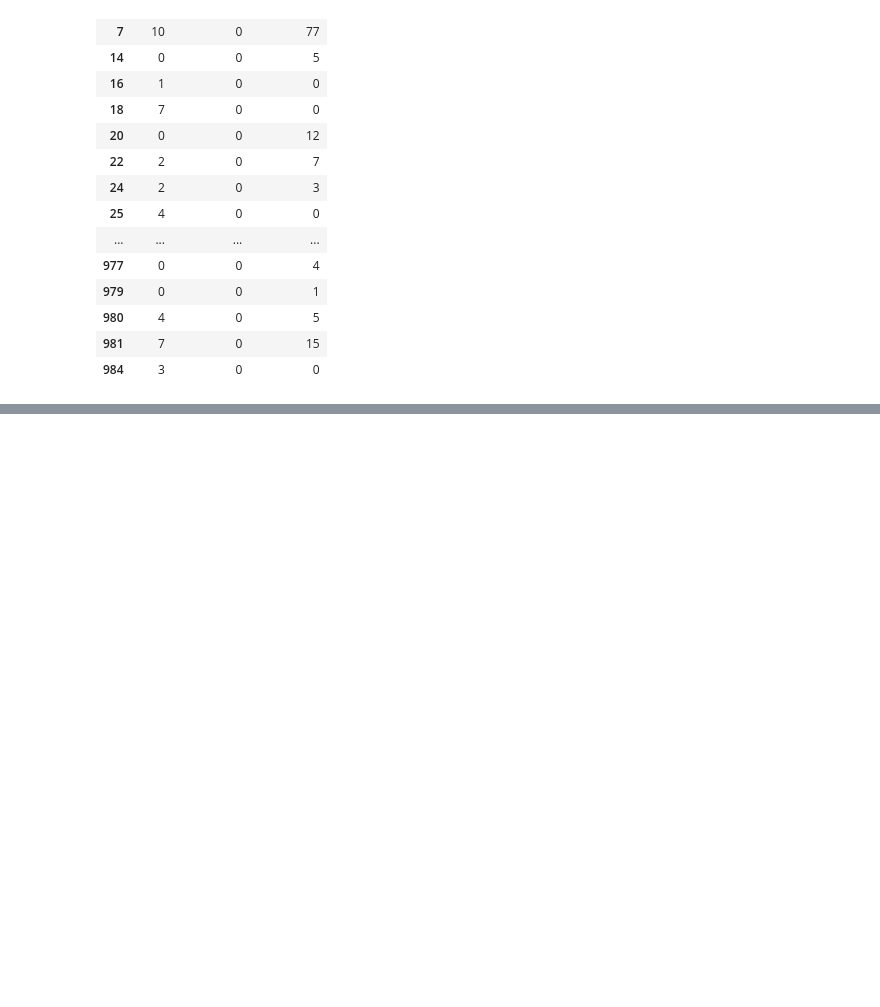
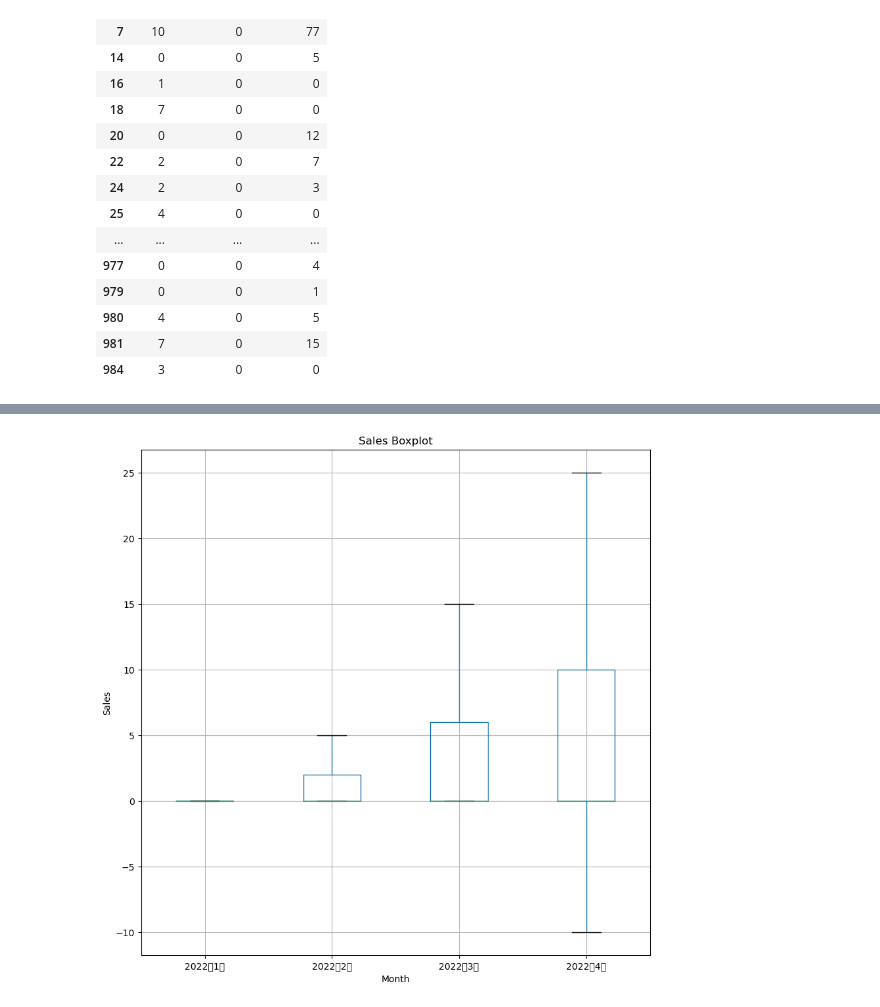
Before and after one commit to nana89823/Interview_test, a Jupyter notebook: analysis.ipynb, the cells around one changed output, grey strips where cells are left out. Cells and saved outputs as stored; diff of their text form; code cells hidden in the pictures; blank space fills up the shorter version.

```diff
--- a/analysis.ipynb
+++ b/analysis.ipynb
@@ -659,0 +669,19 @@ dfH
+# %%
+import pandas as pd
+import matplotlib.pyplot as plt
+
+fig = plt.figure(figsize=(10,10))
+
+# 繪製盒鬚圖
+df.loc[:,"2022年1月":"2022年4月"].apply(pd.to_numeric).boxplot(showfliers=False)
+
+
+# 設定圖表標題和軸標籤
+plt.title('Sales Boxplot')
+plt.xlabel('Month')
+plt.ylabel('Sales')
+
+# 顯示圖表
+plt.show()
+# %% [output]
+[figure, added]
```
Also changed, not shown: parts of 6 cells of this notebook, 1 other file.
